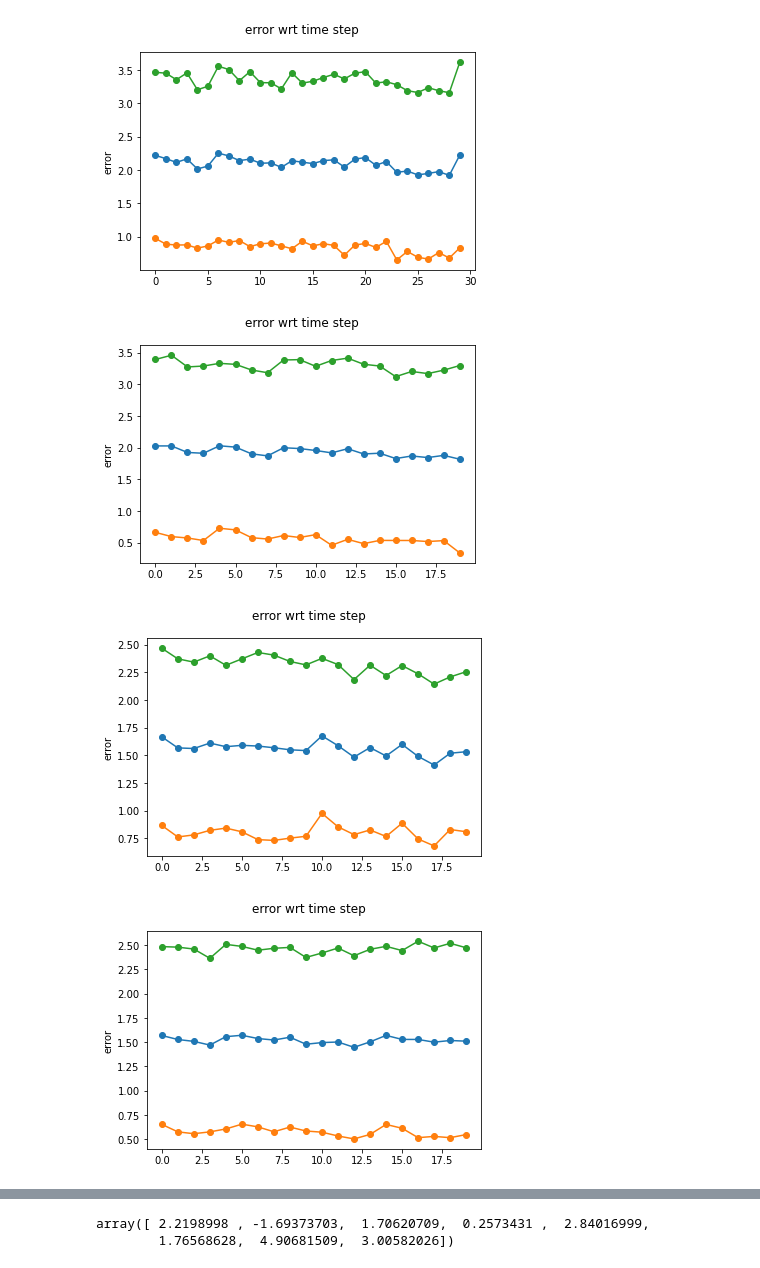
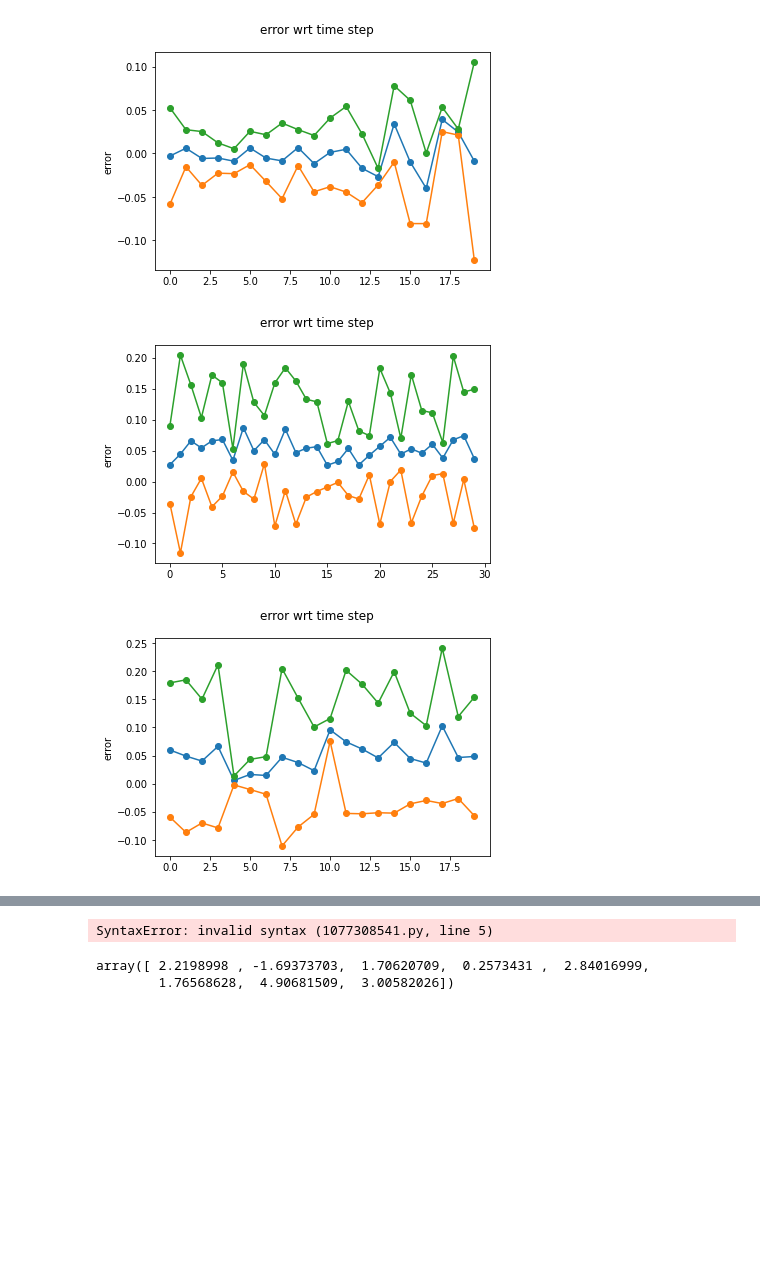
Before and after one commit to bakhtiary/two-wheel-inverted-pendulum, a Jupyter notebook: python/Untitled.ipynb, the cells around one changed output, grey strips where cells are left out. Saved outputs shown, nothing was run; the diff lists cells and outputs as text; code cells hidden in the pictures; blank space fills up the shorter version.

Commit message:
check point for cleaning up the experiments in openAiGym

```diff
--- a/python/Untitled.ipynb
+++ b/python/Untitled.ipynb
@@ -6,9 +6,11 @@ from openAIgym.experimenter import *
 from openAIgym.data_extractor import *
 import gym
 import xgboost
+import tensorflow as tf
+import tensorflow_addons as tfa
 
 from sklearn.multioutput import MultiOutputRegressor
-number_of_runs = 10
+number_of_runs = 3
 # %%
 
 env = gym.make('LunarLander-v2')
@@ -55,16 +36,29 @@ from keras.models import Sequential
 from sklearn.metrics import accuracy_score
 from keras.layers import Dense
 from keras.wrappers.scikit_learn import KerasRegressor
+from keras_contrib.callbacks import CyclicLR
+
+
+
 
 def baseline_model():
     model = Sequential()
-    model.add(Dense(10, input_dim=9, activation='relu'))
+    model.add(Dense(40, input_dim=9, activation='relu'))
+    model.add(Dense(40, activation='relu'))
     model.add(Dense(8))
-    model.compile(loss='mean_squared_error', optimizer='adam')
+    clr = tfa.optimizers.CyclicalLearningRate(initial_learning_rate=0.001,
+        maximal_learning_rate=0.01,
+        scale_fn=lambda x: 1.,
+        scale_mode="cycle",
+        step_size=10
+    )
+    model.compile(loss='mean_squared_error', optimizer=tf.optimizers.Adam(clr))
     return model
 
-nnRegressor = KerasRegressor(build_fn=baseline_model, nb_epoch=100, batch_size=100, verbose=False)
+nnRegressor = KerasRegressor(build_fn=baseline_model, epochs=1000, batch_size=1000,
+                             verbose=True)
 
 e3 = ExperimenterRunner(nnRegressor,cache_de)
-e3.number_of_runs = 10
+e3.number_of_runs = number_of_runs
+
 e3.compute_errors()
@@ -91,19 +83,18 @@ e4.compute_errors()
 # %%
 from openAIgym.experimenter import *
-state_to_watch = 1
+state_to_watch = 5
+ep = ExperimentPlotter(np.abs)
+ExperimentPlotter(np.abs).plot_paired_errors_for_state(e1.errors, e3.errors, state_to_watch, 20)
 ExperimentPlotter(np.abs).plot_errors_for_state(e3.train_errors,state_to_watch,30)
-ep = ExperimentPlotter(np.abs)
-
 ExperimentPlotter(np.abs).plot_errors_for_state(e3.errors,state_to_watch,20)
 
-ExperimentPlotter(np.abs).plot_errors_for_state(e4.train_errors,state_to_watch,20)
+#ExperimentPlotter(np.abs).plot_errors_for_state(e4.train_errors,state_to_watch,20)
 
-ExperimentPlotter(np.abs).plot_errors_for_state(e4.errors,state_to_watch,20)
+#ExperimentPlotter(np.abs).plot_errors_for_state(e4.errors,state_to_watch,20)
 
-ExperimentPlotter(np.abs).plot_paired_errors_for_state(e3.train_errors, e4.train_errors, 0, 30)
-ExperimentPlotter(np.abs).plot_paired_errors_for_state(e3.errors, e4.errors, 0, 20)
+#ExperimentPlotter(np.abs).plot_paired_errors_for_state(e3.train_errors, e4.train_errors, 0, 30)
+#ExperimentPlotter(np.abs).plot_paired_errors_for_state(e3.errors, e4.errors, 0, 20)
 # %% [output]
-[figure, old version]
+[figure, new version]
-[figure, old version]
+[figure, new version]
-[figure, old version]
+[figure, new version]
-[figure, removed]
@@ -112,3 +101,12 @@ ExperimentPlotter(np.abs).plot_paired_errors_for_state(e3.errors, e4.errors, 0,
+# %%
+train_dataX, train_dataY, test_dataX, test_dataY = e3.data[0]
+import tensorflow_addons as tfa
+
+nnRegressor = KerasRegressor(build_fn=baseline_model, epochs=400, batch_size=1000, verbose=True)
+
+nnRegressor.fit(train_dataX, train_dataY, callbacks=[clr])
+# %% [output]
+SyntaxError: invalid syntax (1077308541.py, line 5)
 # %%
 np.mean(np.abs(e3.errors[0]) - np.abs(e4.errors[0]),axis=0)
 # %% [output]
```
Also changed, not shown: parts of 9 cells of this notebook, 8 other files.
